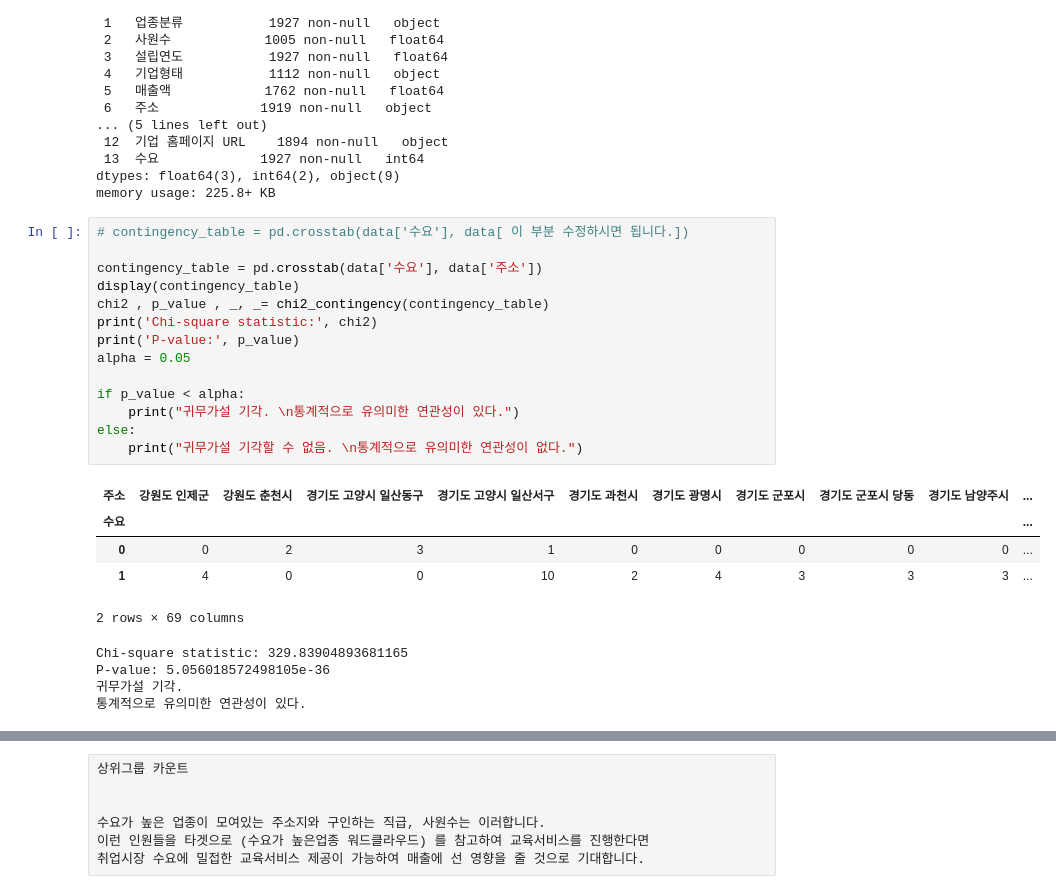
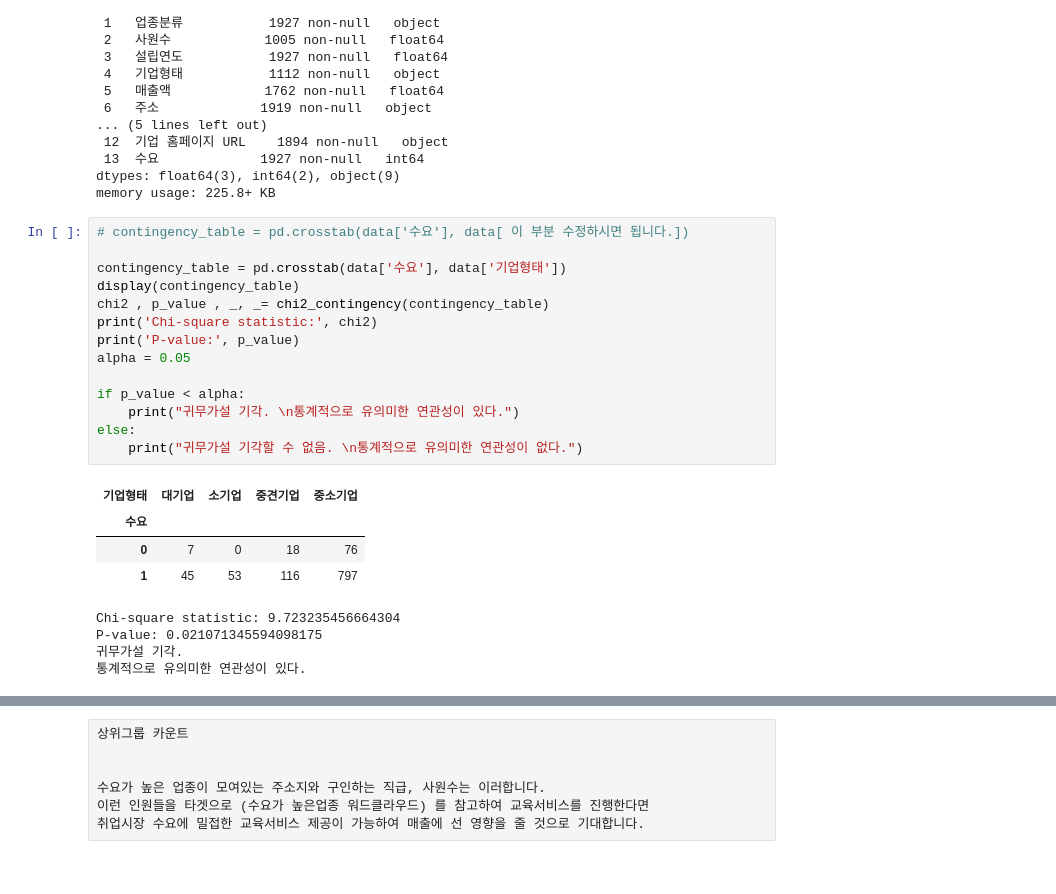
Before and after one commit to Pepi10/b7_Crawling, a Jupyter notebook: 김재경/카이제곱.ipynb, the cells around one changed output, grey strips where cells are left out. Drawn from its saved outputs; the diff is of its cells as text.

```diff
--- a/김재경/카이제곱.ipynb
+++ b/김재경/카이제곱.ipynb
@@ -58,27 +58,26 @@ memory usage: 225.8+ KB
 # %%
 # contingency_table = pd.crosstab(data['수요'], data[ 이 부분 수정하시면 됩니다.])
 
-contingency_table = pd.crosstab(data['수요'], data['주소'])
+contingency_table = pd.crosstab(data['수요'], data['기업형태'])
 display(contingency_table)
 chi2 , p_value , _, _= chi2_contingency(contingency_table)
 print('Chi-square statistic:', chi2)
 print('P-value:', p_value)
 alpha = 0.05
 
 if p_value < alpha:
     print("귀무가설 기각. \n통계적으로 유의미한 연관성이 있다.")
 else:
     print("귀무가설 기각할 수 없음. \n통계적으로 유의미한 연관성이 없다.")
 # %% [output]
-| 주소 | 강원도 인제군 | 강원도 춘천시 | 경기도 고양시 일산동구 | 경기도 고양시 일산서구 | 경기도 과천시 | 경기도 광명시 | 경기도 군포시 | 경기도 군포시 당동 | 경기도 남양주시 | ... |
-| 수요 |  |  |  |  |  |  |  |  |  | ... |
-| 0 | 0 | 2 | 3 | 1 | 0 | 0 | 0 | 0 | 0 | ... |
-| 1 | 4 | 0 | 0 | 10 | 2 | 4 | 3 | 3 | 3 | ... |
+| 기업형태 | 대기업 | 소기업 | 중견기업 | 중소기업 |
+| 수요 |  |  |  |  |
+| 0 | 7 | 0 | 18 | 76 |
+| 1 | 45 | 53 | 116 | 797 |
-2 rows × 69 columns
+Chi-square statistic: 9.723235456664304
+P-value: 0.021071345594098175
+귀무가설 기각.
+통계적으로 유의미한 연관성이 있다.
-Chi-square statistic: 329.83904893681165
-P-value: 5.056018572498105e-36
-귀무가설 기각.
-통계적으로 유의미한 연관성이 있다.
 # %% [markdown]
 # 업종 분류별 수요가 높은 그룹의 특징
 
```
Also changed, not shown: parts of 7 cells of this notebook, 1 other file.
